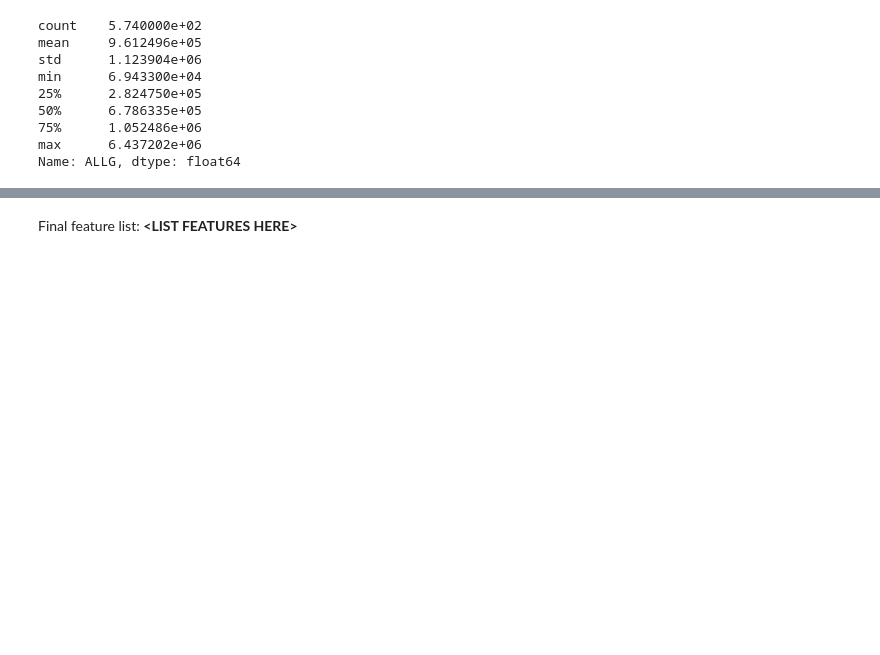
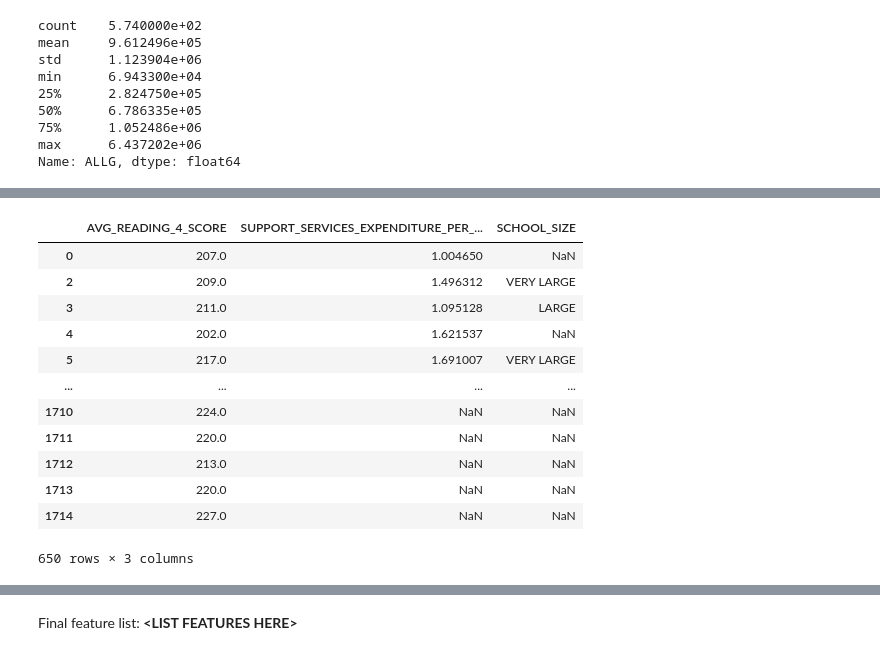
Before and after one commit to samriddhig/mdst_workshops, a Jupyter notebook: Workshop3/checkpoint3.ipynb, the cells around one changed output, grey strips where cells are left out. Saved outputs shown, nothing was run; the diff lists cells and outputs as text; code cells hidden in the pictures; blank space fills up the shorter version.

```diff
--- a/Workshop3/checkpoint3.ipynb
+++ b/Workshop3/checkpoint3.ipynb
@@ -241,0 +282,16 @@ dataFile["SCHOOL_SIZE"] = pd.cut(x = dataFile["ENROLL_ALL"], bins= [0, 70000, 10
+# %%
+dataFile[["AVG_READING_4_SCORE", "SUPPORT_SERVICES_EXPENDITURE_PER_STUDENT", "SCHOOL_SIZE"]]
+# %% [output]
+|  | AVG_READING_4_SCORE | SUPPORT_SERVICES_EXPENDITURE_PER_... | SCHOOL_SIZE |
+| 0 | 207.0 | 1.004650 | NaN |
+| 2 | 209.0 | 1.496312 | VERY LARGE |
+| 3 | 211.0 | 1.095128 | LARGE |
+| 4 | 202.0 | 1.621537 | NaN |
+| 5 | 217.0 | 1.691007 | VERY LARGE |
+| ... | ... | ... | ... |
+| 1710 | 224.0 | NaN | NaN |
+| 1711 | 220.0 | NaN | NaN |
+| 1712 | 213.0 | NaN | NaN |
+| 1713 | 220.0 | NaN | NaN |
+| 1714 | 227.0 | NaN | NaN |
+650 rows × 3 columns
```
Also changed, not shown: parts of 24 cells of this notebook.
